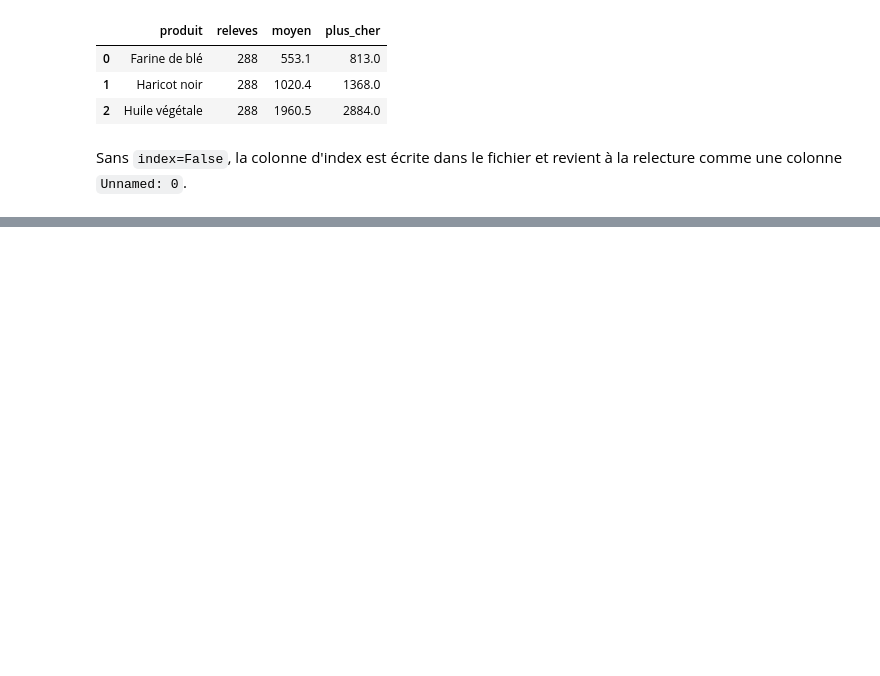
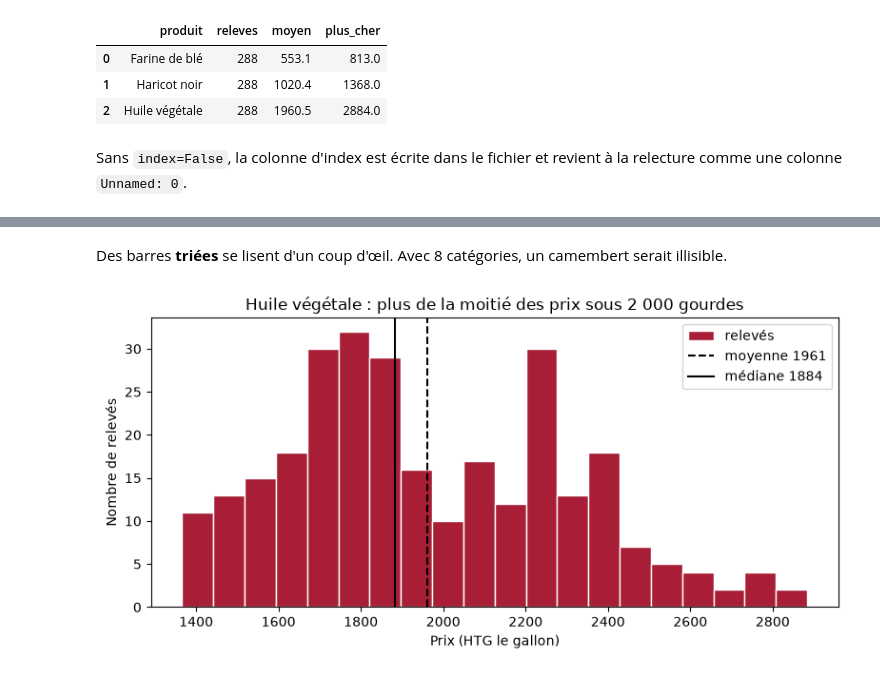
Before and after one commit to esih-classroom/pratiques-python-data, a Jupyter notebook: seance-04-regrouper-combiner.ipynb, the cells around one changed output, grey strips where cells are left out. Saved outputs shown, nothing was run; the diff lists cells and outputs as text; code cells hidden in the pictures; blank space fills up the shorter version.

```diff
--- a/seance-04-regrouper-combiner.ipynb
+++ b/seance-04-regrouper-combiner.ipynb
@@ -332,0 +360,16 @@ Les énoncés et les résultats attendus sont sur la page de la séance 4.
+# %% [markdown]
+Des barres **triées** se lisent d'un coup d'œil. Avec 8 catégories, un camembert serait illisible.
+# %%
+huile = prix[prix["produit"] == "Huile végétale"]["prix_htg"]
+ax = huile.plot(kind="hist", bins=20, figsize=(8, 4), color="#A71E36", edgecolor="white", label="relevés")
+ax.axvline(huile.mean(), color="black", linestyle="--", label=f"moyenne {huile.mean():.0f}")
+ax.axvline(huile.median(), color="black", label=f"médiane {huile.median():.0f}")
+ax.set_title("Huile végétale : plus de la moitié des prix sous 2 000 gourdes")
+ax.set_xlabel("Prix (HTG le gallon)")
+ax.set_ylabel("Nombre de relevés")
+ax.legend()
+plt.tight_layout()
+plt.savefig("histogramme_huile.png", dpi=120)
+plt.show()
+# %% [output]
+[figure, added]
```
Also changed, not shown: parts of 21 cells of this notebook.
